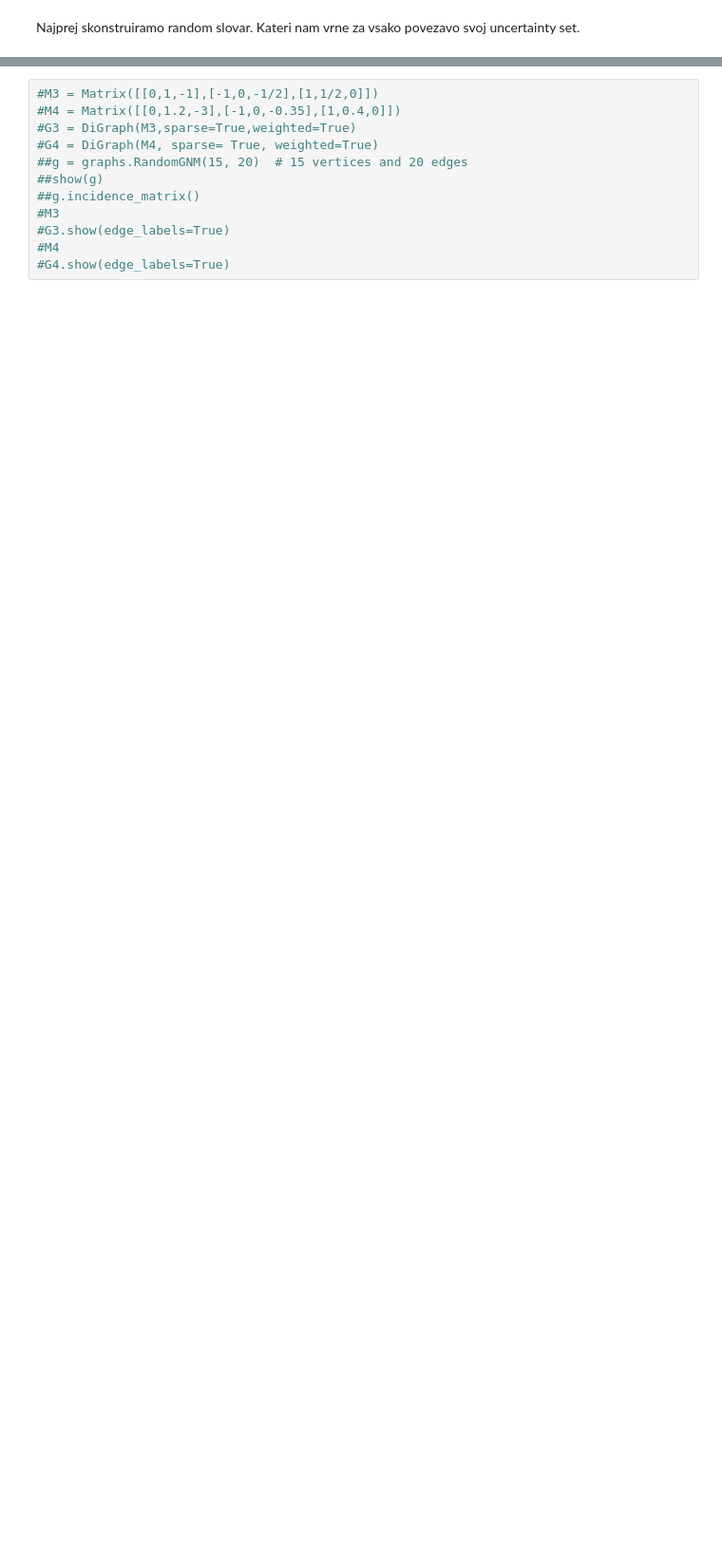
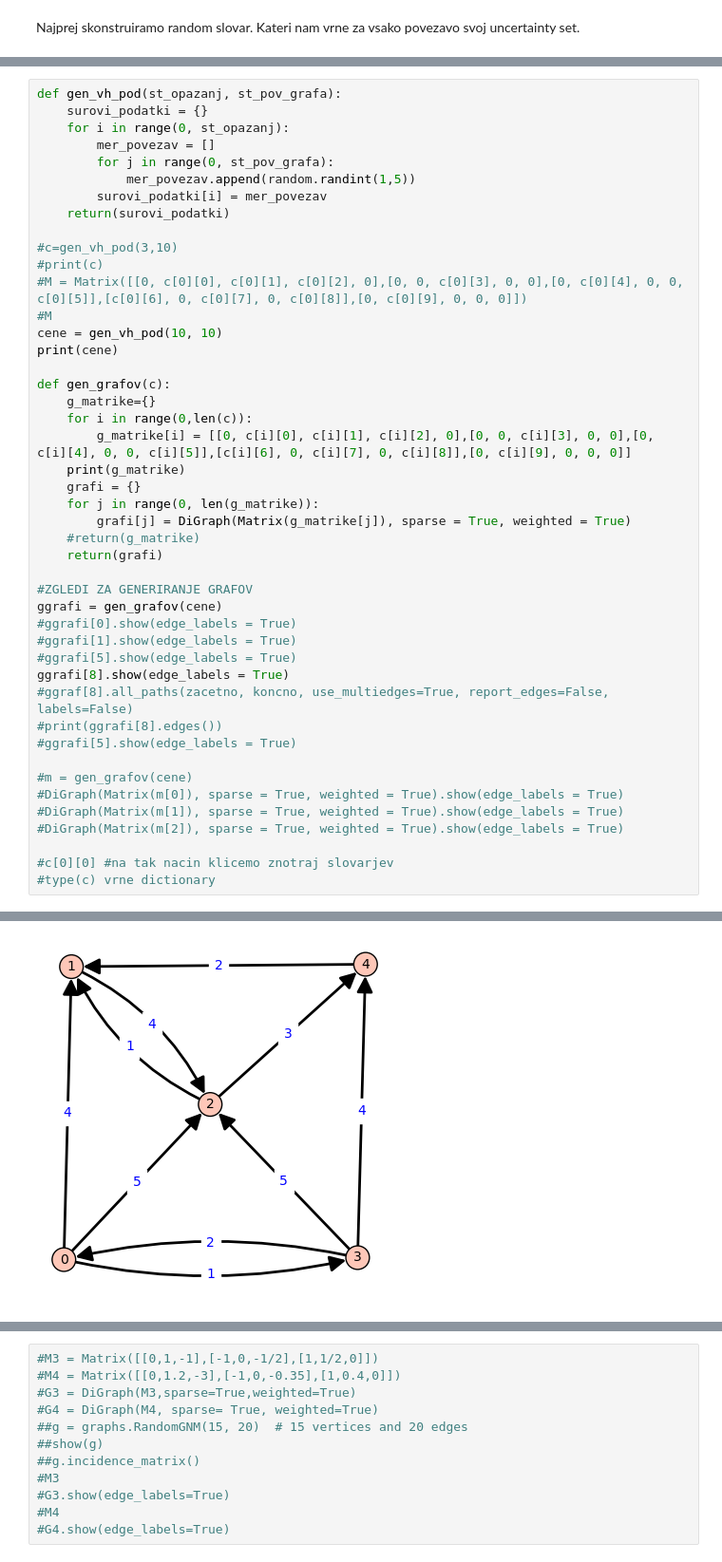
Before and after one commit to sabrinacalcina/Algoritem_najkrajse_poti, a Jupyter notebook: 3. Rezultati testov in analiza/analiza.ipynb, the cells around one changed output, grey strips where cells are left out. Shown: that part at 95% size. Cells and saved outputs as stored; diff of their text form; blank space fills up the shorter version.

```diff
--- a/3. Rezultati testov in analiza/analiza.ipynb
+++ b/3. Rezultati testov in analiza/analiza.ipynb
@@ -22,0 +8,46 @@ gen_vh_pod(3,10)[0][0]
+# %%
+def gen_vh_pod(st_opazanj, st_pov_grafa):
+    surovi_podatki = {}
+    for i in range(0, st_opazanj):
+        mer_povezav = []
+        for j in range(0, st_pov_grafa):
+            mer_povezav.append(random.randint(1,5))
+        surovi_podatki[i] = mer_povezav
+    return(surovi_podatki)
+
+#c=gen_vh_pod(3,10)
+#print(c)
+#M = Matrix([[0, c[0][0], c[0][1], c[0][2], 0],[0, 0, c[0][3], 0, 0],[0, c[0][4], 0, 0, c[0][5]],[c[0][6], 0, c[0][7], 0, c[0][8]],[0, c[0][9], 0, 0, 0]])
+#M
+cene = gen_vh_pod(10, 10)
+print(cene)
+
+def gen_grafov(c):
+    g_matrike={}
+    for i in range(0,len(c)):
+        g_matrike[i] = [[0, c[i][0], c[i][1], c[i][2], 0],[0, 0, c[i][3], 0, 0],[0, c[i][4], 0, 0, c[i][5]],[c[i][6], 0, c[i][7], 0, c[i][8]],[0, c[i][9], 0, 0, 0]]
+    print(g_matrike)
+    grafi = {}
+    for j in range(0, len(g_matrike)):
+        grafi[j] = DiGraph(Matrix(g_matrike[j]), sparse = True, weighted = True)
+    #return(g_matrike)
+    return(grafi)
+
+#ZGLEDI ZA GENERIRANJE GRAFOV
+ggrafi = gen_grafov(cene)
+#ggrafi[0].show(edge_labels = True)
+#ggrafi[1].show(edge_labels = True)
+#ggrafi[5].show(edge_labels = True)
+ggrafi[8].show(edge_labels = True)
+#ggraf[8].all_paths(zacetno, koncno, use_multiedges=True, report_edges=False, labels=False)
+#print(ggrafi[8].edges())
+#ggrafi[5].show(edge_labels = True)
+
+#m = gen_grafov(cene)
+#DiGraph(Matrix(m[0]), sparse = True, weighted = True).show(edge_labels = True)
+#DiGraph(Matrix(m[1]), sparse = True, weighted = True).show(edge_labels = True)
+#DiGraph(Matrix(m[2]), sparse = True, weighted = True).show(edge_labels = True)
+
+#c[0][0] #na tak nacin klicemo znotraj slovarjev
+#type(c) vrne dictionary
+# %% [output]
@@ -22,0 +56 @@ gen_vh_pod(3,10)[0][0]
+[figure, added]
```
Also changed, not shown: parts of 15 cells of this notebook.
